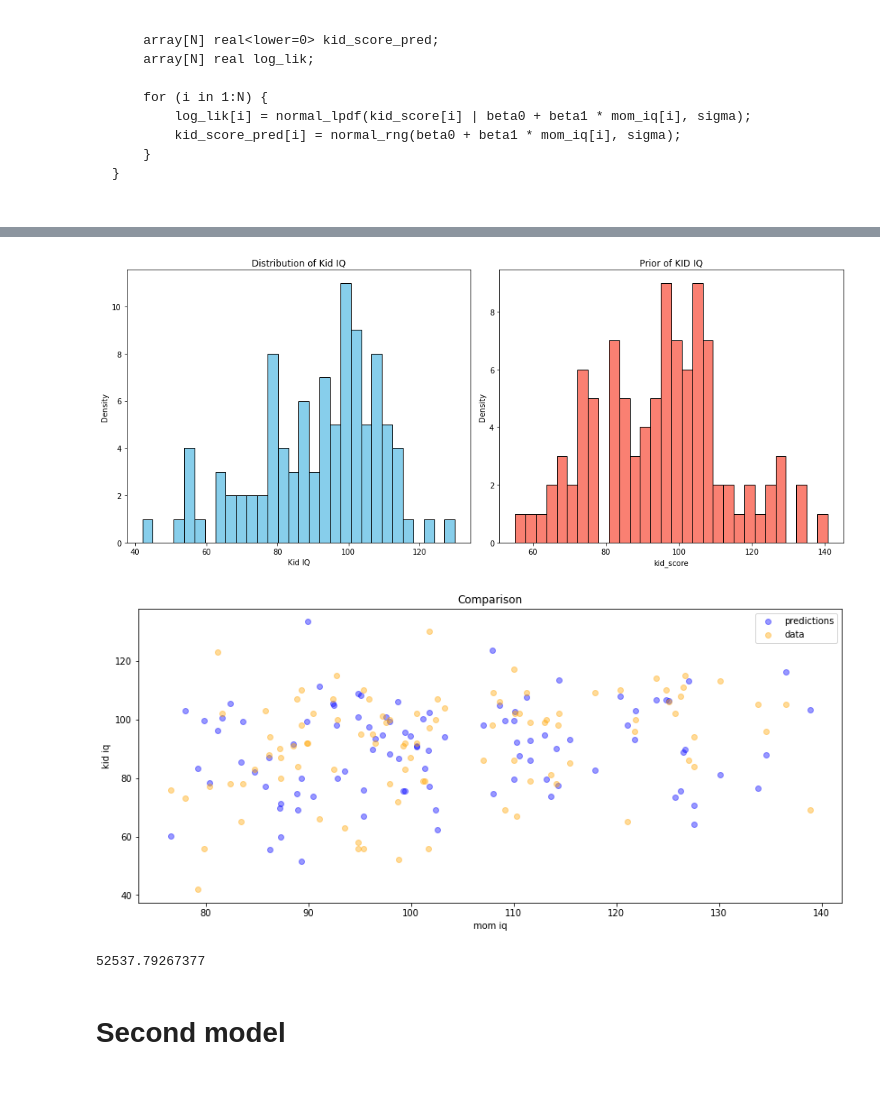
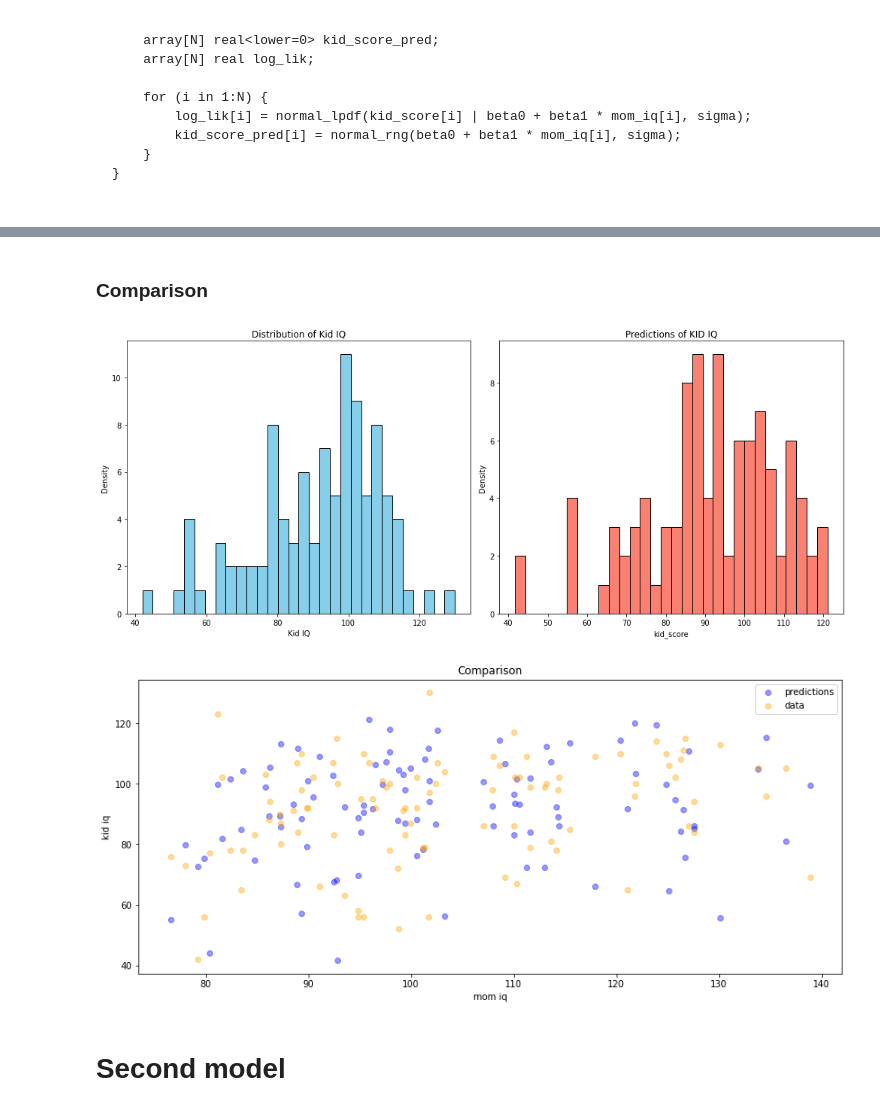
Before and after one commit to Sylwiam12/kidiq, a Jupyter notebook: kid_iq_FULL.ipynb, the cells around one changed output, grey strips where cells are left out. Saved outputs shown, nothing was run; the diff lists cells and outputs as text; code cells hidden in the pictures.

```diff
--- a/kid_iq_FULL.ipynb
+++ b/kid_iq_FULL.ipynb
@@ -335,13 +338,13 @@ plt.legend()
 # %%
-heights = model_1_fit.stan_variable('kid_score_pred')
-mean_heights = np.mean(heights,axis=0,)
-std_heights = np.std(heights,axis=0)
-real_heights = np.array(df['kid_score'])
-plt.errorbar(weight, mean_heights, yerr=std_heights, label='simulated height')
-plt.scatter(weight, real_heights,label='real height', color ='green')
-plt.xlabel('weight')
-plt.ylabel('height')
-plt.title('Simulated vs. real height')
+kid_pred = model_1_fit.stan_variable('kid_score_pred')
+mean_kid = np.mean(kid_pred,axis=0,)
+std_kid = np.std(kid_pred,axis=0)
+real_kid = np.array(df['kid_score'])
+plt.errorbar(mom_iq, mean_kid, yerr=std_kid, label='simulated kid score')
+plt.scatter(mom_iq, real_kid, label='real data', color ='green')
+plt.xlabel('mom IO')
+plt.ylabel('kid IQ')
+plt.title('Simulated vs. real data')
 plt.legend()
 plt.show()
 # %% [output]
@@ -385,23 +371,25 @@ plt.show()
+# %% [markdown]
+### Comparison
 # %%
 fig, axs = plt.subplots(1, 2, figsize=(14, 6))
 
 axs[0].hist(df.kid_score, bins=30, color='skyblue', edgecolor='black')
 axs[0].set_title('Distribution of Kid IQ')
 axs[0].set_xlabel('Kid IQ')
 axs[0].set_ylabel('Density')
 
-axs[1].hist(yields_pred_means[0], bins=30, color='salmon', edgecolor='black')
-axs[1].set_title('Prior of KID IQ')
+axs[1].hist(kid_pred[0], bins=30, color='salmon', edgecolor='black')
+axs[1].set_title('Predictions of KID IQ')
 axs[1].set_xlabel('kid_score')
 axs[1].set_ylabel('Density')
 
 plt.tight_layout()
 plt.show()
 # %% [output]
-[figure, old version]
+[figure, new version]
 # %%
 plt.figure(figsize=(14,6))
-plt.scatter(df.mom_iq,yields_pred_means[1], label="predictions",alpha=0.4,color='blue')
+plt.scatter(df.mom_iq,kid_pred[0], label="predictions",alpha=0.4,color='blue')
 plt.scatter(df.mom_iq,df.kid_score, label="data", alpha =0.4,color='orange')
 plt.title("Comparison")
 plt.ylabel("kid iq")
@@ -409,11 +397,7 @@ plt.xlabel("mom iq")
 plt.legend()
 plt.show()
 # %% [output]
-[figure, old version]
+[figure, new version]
-# %%
-sum([(x - y)**2 for x,y in zip(yields_pred_means[0],df.kid_score)])
-# %% [output]
-52537.79267377
 # %% [markdown]
 # Second model
 # %%
```
Also changed, not shown: parts of 11 cells of this notebook.
